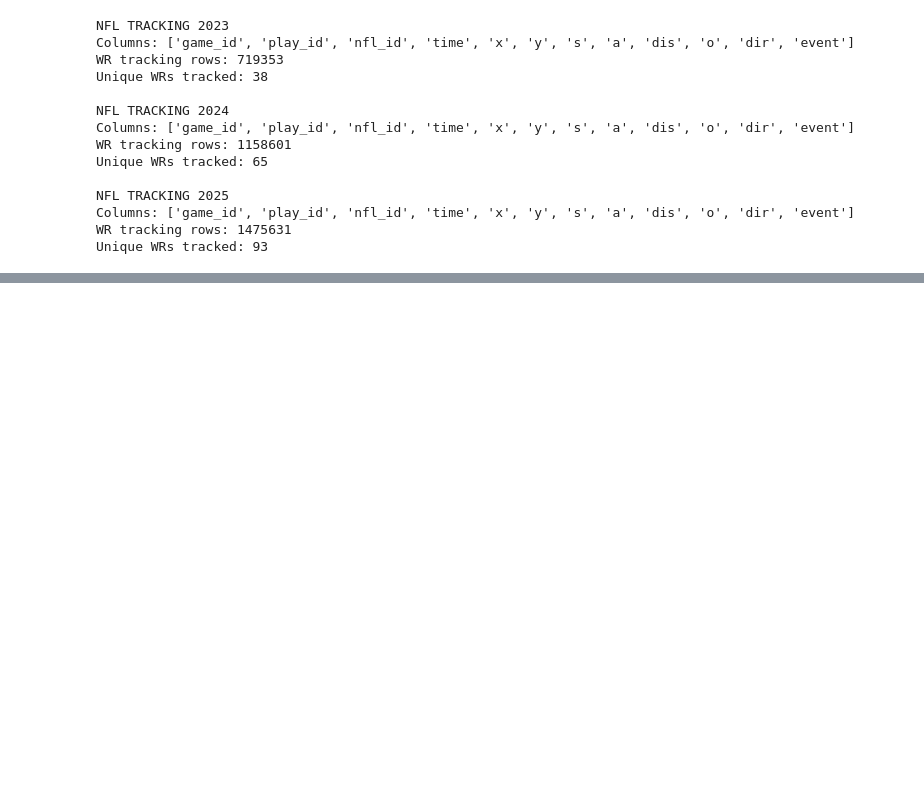
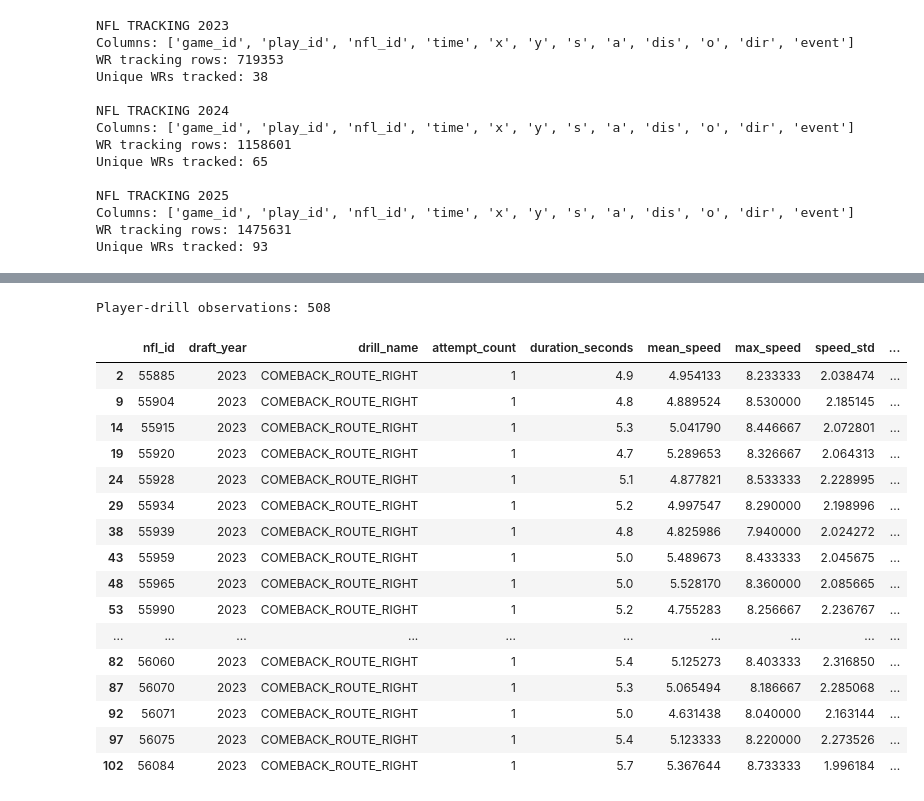
Before and after one commit to Alex-Phan-swin/AI-Big-Data-NFL-2027, a Jupyter notebook: nfl-big-data-bowl-2027-ap.ipynb, the cells around one changed output, grey strips where cells are left out. Drawn from its saved outputs; the diff is of its cells as text; code cells hidden in the pictures; blank space fills up the shorter version.

```diff
--- a/nfl-big-data-bowl-2027-ap.ipynb
+++ b/nfl-big-data-bowl-2027-ap.ipynb
@@ -830,0 +999,60 @@ Unique WRs tracked: 93
+# %%
+
+movement_feature_columns = [
+    "duration_seconds",
+    "mean_speed",
+    "max_speed",
+    "speed_std",
+    "max_abs_acceleration",
+    "mean_abs_acceleration",
+    "acceleration_std",
+    "total_distance_yards",
+    "net_displacement_yards",
+    "straightness_ratio",
+    "lateral_range_yards",
+    "longitudinal_range_yards",
+    "total_direction_change_deg"
+]
+
+player_drill_features_df = (
+    combine_movement_attempts_df
+    .groupby(
+        ["nfl_id", "draft_year", "drill_name"],
+        dropna=False
+    )
+    .agg(
+        attempt_count=("event_id", "nunique"),
+        **{
+            feature: (feature, "median")
+            for feature in movement_feature_columns
+        }
+    )
+    .reset_index()
+)
+
+print("Player-drill observations:", len(player_drill_features_df))
+
+display(
+    player_drill_features_df.sort_values(
+        ["drill_name", "nfl_id"]
+    ).head(20)
+)
+# %% [output]
+Player-drill observations: 508
+|  | nfl_id | draft_year | drill_name | attempt_count | duration_seconds | mean_speed | max_speed | speed_std | ... |
+| 2 | 55885 | 2023 | COMEBACK_ROUTE_RIGHT | 1 | 4.9 | 4.954133 | 8.233333 | 2.038474 | ... |
+| 9 | 55904 | 2023 | COMEBACK_ROUTE_RIGHT | 1 | 4.8 | 4.889524 | 8.530000 | 2.185145 | ... |
+| 14 | 55915 | 2023 | COMEBACK_ROUTE_RIGHT | 1 | 5.3 | 5.041790 | 8.446667 | 2.072801 | ... |
+| 19 | 55920 | 2023 | COMEBACK_ROUTE_RIGHT | 1 | 4.7 | 5.289653 | 8.326667 | 2.064313 | ... |
+| 24 | 55928 | 2023 | COMEBACK_ROUTE_RIGHT | 1 | 5.1 | 4.877821 | 8.533333 | 2.228995 | ... |
+| 29 | 55934 | 2023 | COMEBACK_ROUTE_RIGHT | 1 | 5.2 | 4.997547 | 8.290000 | 2.198996 | ... |
+| 38 | 55939 | 2023 | COMEBACK_ROUTE_RIGHT | 1 | 4.8 | 4.825986 | 7.940000 | 2.024272 | ... |
+| 43 | 55959 | 2023 | COMEBACK_ROUTE_RIGHT | 1 | 5.0 | 5.489673 | 8.433333 | 2.045675 | ... |
+| 48 | 55965 | 2023 | COMEBACK_ROUTE_RIGHT | 1 | 5.0 | 5.528170 | 8.360000 | 2.085665 | ... |
+| 53 | 55990 | 2023 | COMEBACK_ROUTE_RIGHT | 1 | 5.2 | 4.755283 | 8.256667 | 2.236767 | ... |
+| ... | ... | ... | ... | ... | ... | ... | ... | ... | ... |
+| 82 | 56060 | 2023 | COMEBACK_ROUTE_RIGHT | 1 | 5.4 | 5.125273 | 8.403333 | 2.316850 | ... |
+| 87 | 56070 | 2023 | COMEBACK_ROUTE_RIGHT | 1 | 5.3 | 5.065494 | 8.186667 | 2.285068 | ... |
+| 92 | 56071 | 2023 | COMEBACK_ROUTE_RIGHT | 1 | 5.0 | 4.631438 | 8.040000 | 2.163144 | ... |
+| 97 | 56075 | 2023 | COMEBACK_ROUTE_RIGHT | 1 | 5.4 | 5.123333 | 8.220000 | 2.273526 | ... |
+| 102 | 56084 | 2023 | COMEBACK_ROUTE_RIGHT | 1 | 5.7 | 5.367644 | 8.733333 | 1.996184 | ... |
```
Also changed, not shown: parts of 3 cells of this notebook.
